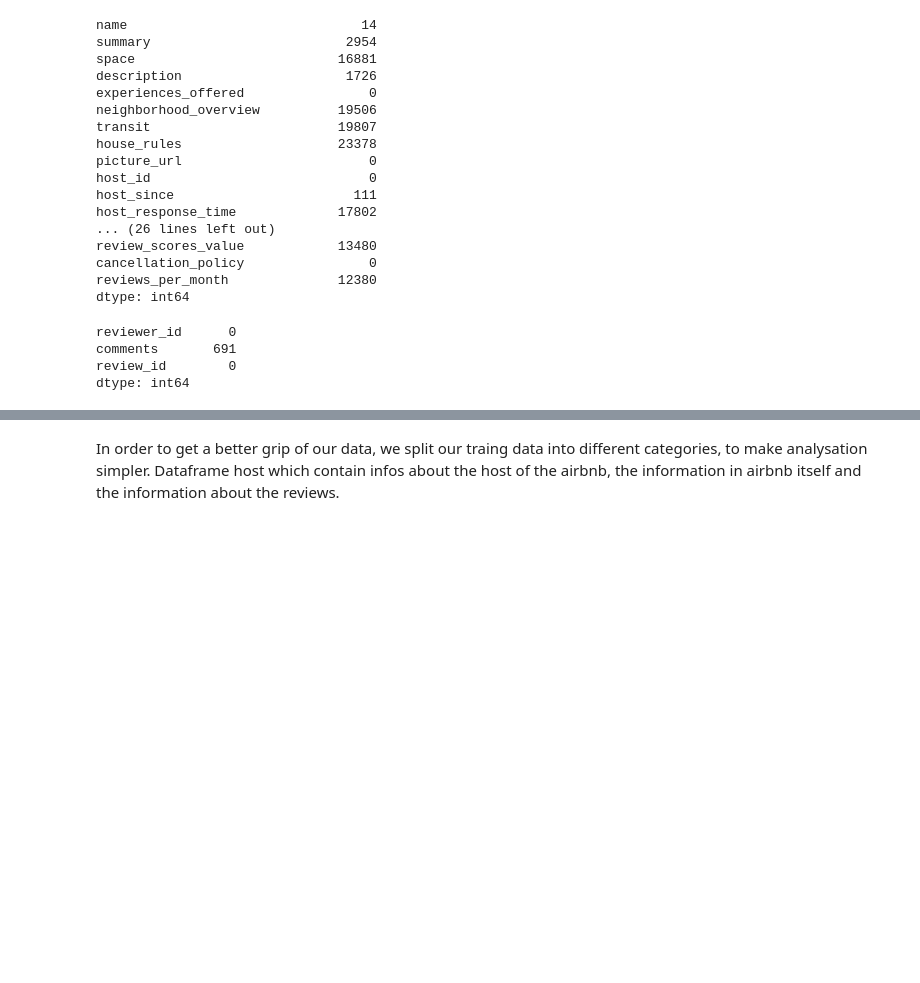
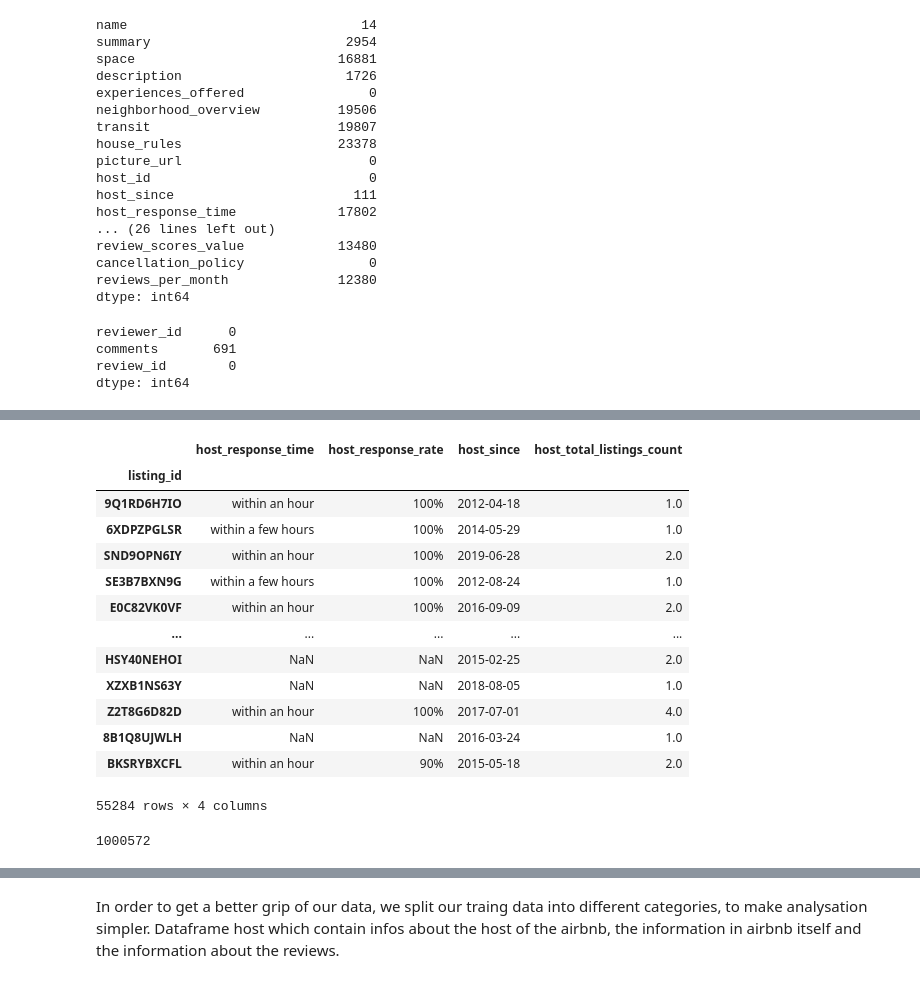
Before and after one commit to Janalytics94/AirBnBpricePredictor, a Jupyter notebook: notebooks/airbnb.ipynb, the cells around one changed output, grey strips where cells are left out. Cells and saved outputs as stored; diff of their text form; code cells hidden in the pictures; blank space fills up the shorter version.

```diff
--- a/notebooks/airbnb.ipynb
+++ b/notebooks/airbnb.ipynb
@@ -483,6 +522,28 @@ NameError: name 'get_missing_zipcodes' is not defined
+# %%
+train_old[['host_response_time','host_response_rate', 'host_since', 'host_total_listings_count']]
+# %% [output]
+|  | host_response_time | host_response_rate | host_since | host_total_listings_count |
+| listing_id |  |  |  |  |
+| 9Q1RD6H7IO | within an hour | 100% | 2012-04-18 | 1.0 |
+| 6XDPZPGLSR | within a few hours | 100% | 2014-05-29 | 1.0 |
+| SND9OPN6IY | within an hour | 100% | 2019-06-28 | 2.0 |
+| SE3B7BXN9G | within a few hours | 100% | 2012-08-24 | 1.0 |
+| E0C82VK0VF | within an hour | 100% | 2016-09-09 | 2.0 |
+| ... | ... | ... | ... | ... |
+| HSY40NEHOI | NaN | NaN | 2015-02-25 | 2.0 |
+| XZXB1NS63Y | NaN | NaN | 2018-08-05 | 1.0 |
+| Z2T8G6D82D | within an hour | 100% | 2017-07-01 | 4.0 |
+| 8B1Q8UJWLH | NaN | NaN | 2016-03-24 | 1.0 |
+| BKSRYBXCFL | within an hour | 90% | 2015-05-18 | 2.0 |
+55284 rows × 4 columns
 # %%
 # Merge reviews on train using listing_id
 trainReview = train.merge(reviews, on='listing_id')
+# %%
+# multiple reviews for one airbnb /host. makes sense
+len(trainReview)
+# %% [output]
+1000572
 # %%
 trainReview[['comments', 'review_scores_rating','review_scores_accuracy','review_scores_cleanliness','review_scores_checkin',	'review_scores_communication',	'review_scores_location',	'review_scores_value', 'reviews_per_month']].head(10)
 # %% [output]
```
Also changed, not shown: parts of 31 cells of this notebook, 3 other files.
